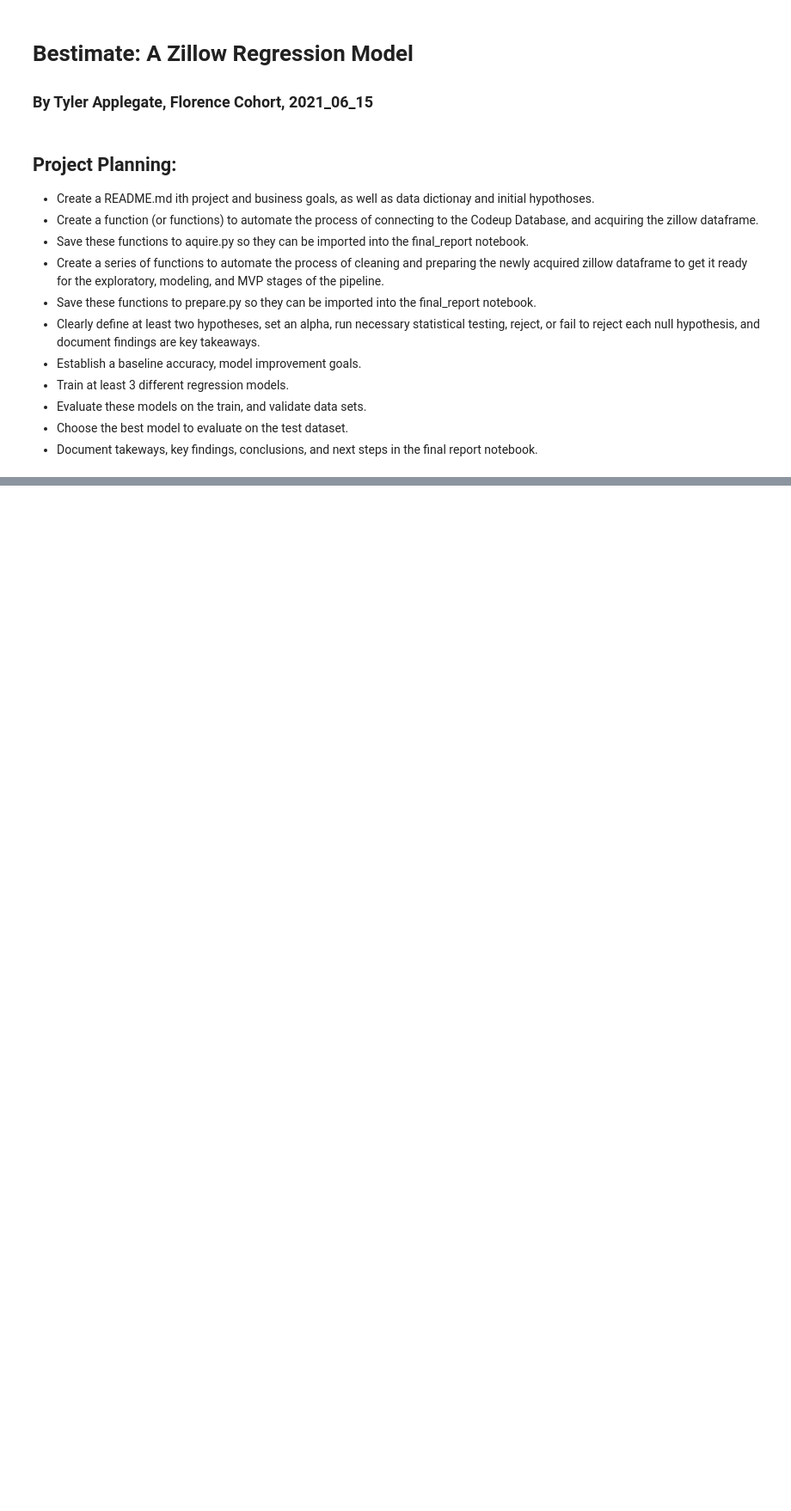
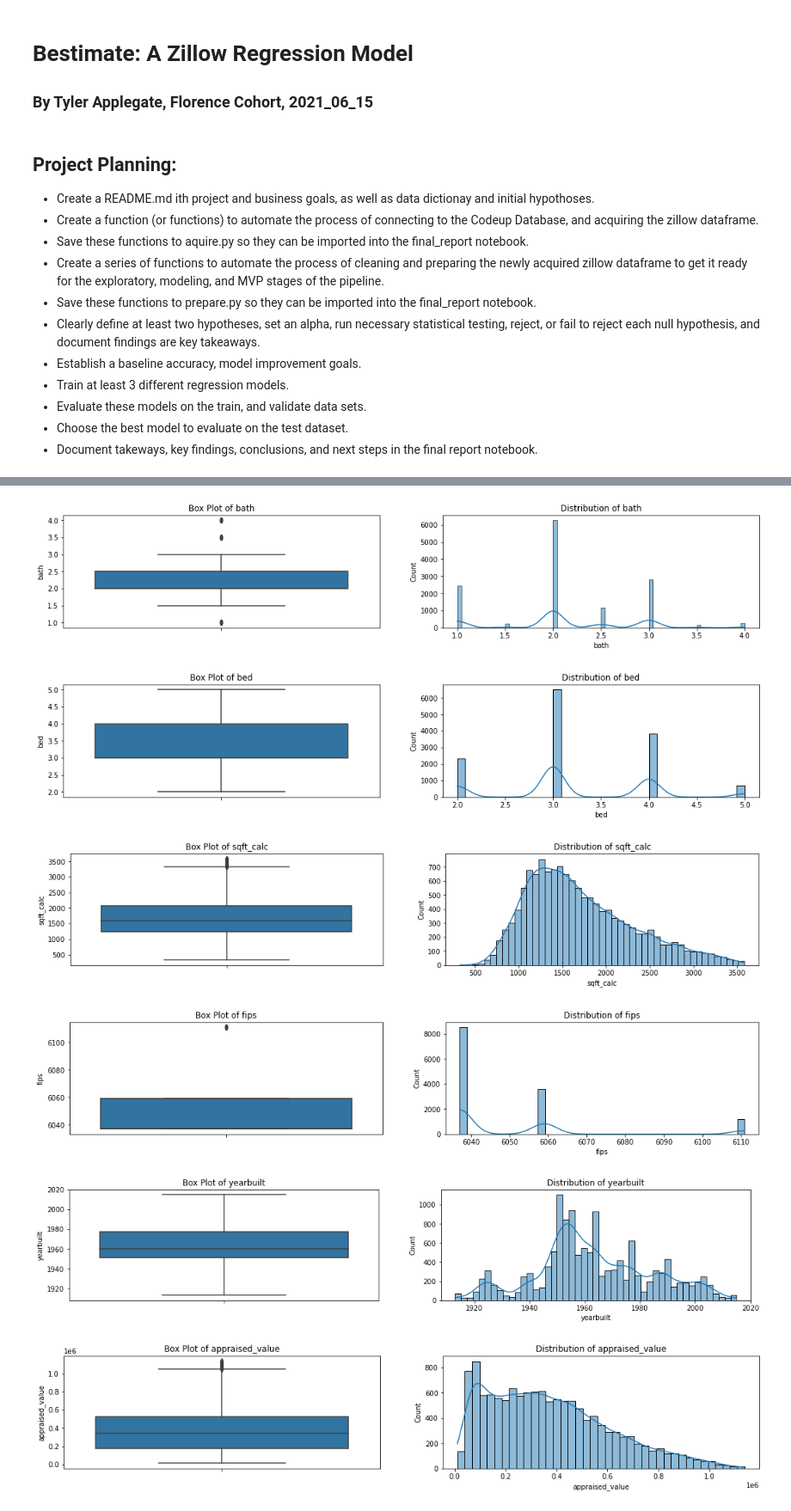
Before and after one commit to Tyler-Applegate/zillow-regression-project, a Jupyter notebook: final_report.ipynb, the cells around one changed output, grey strips where cells are left out. Shown at 86% size. Cells and saved outputs as stored; diff of their text form; code cells hidden in the pictures; blank space fills up the shorter version.

```diff
--- a/final_report.ipynb
+++ b/final_report.ipynb
@@ -27,0 +149,10 @@ Think about what things in your project are nice to have, versus which things ar
+# %%
+# let's look at univariate variables
+explore.explore_univariate(train)
+# %% [output]
+[figure, added]
+[figure, added]
+[figure, added]
+[figure, added]
+[figure, added]
+[figure, added]
```
Also changed, not shown: parts of 19 cells of this notebook, 7 other files.
